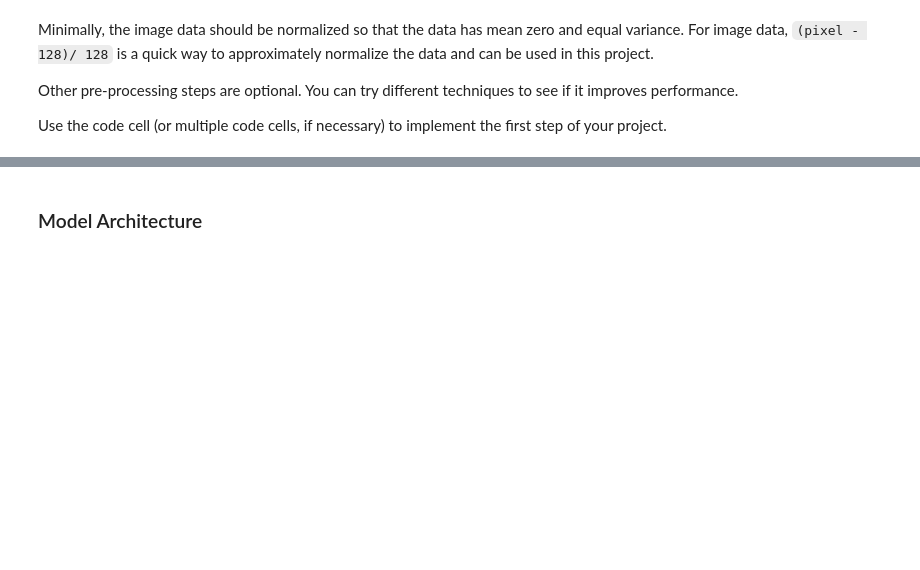
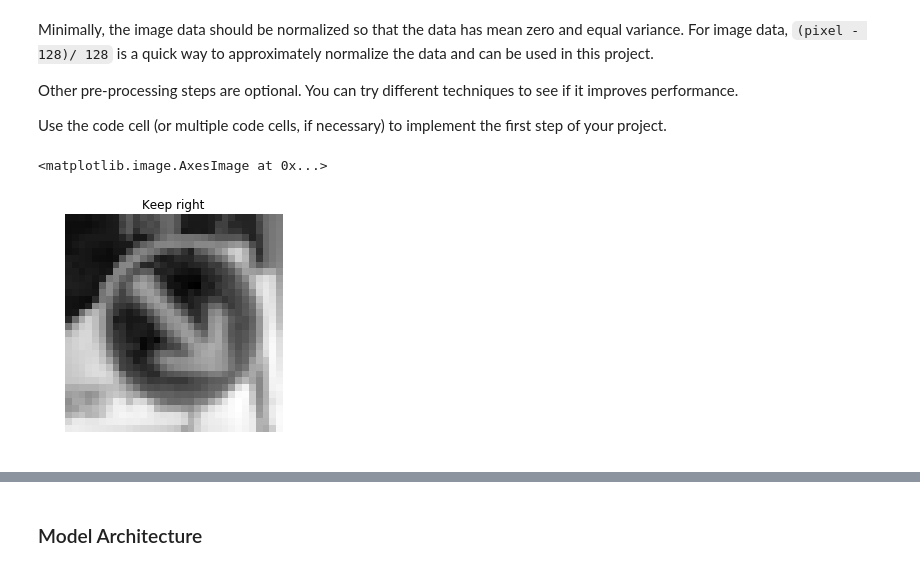
Before and after one commit to tonyxxq/Traffic-Sign-Classifier, a Jupyter notebook: Traffic_Sign_Classifier.ipynb, the cells around one changed output, grey strips where cells are left out. Drawn from its saved outputs; the diff is of its cells as text; code cells hidden in the pictures; blank space fills up the shorter version.

Commit message:
add color convert.

```diff
--- a/Traffic_Sign_Classifier.ipynb
+++ b/Traffic_Sign_Classifier.ipynb
@@ -145,6 +165,26 @@ Minimally, the image data should be normalized so that the data has mean zero an
 Other pre-processing steps are optional. You can try different techniques to see if it improves performance.
 
 Use the code cell (or multiple code cells, if necessary) to implement the first step of your project.
+# %%
+def preprocess_features(X, equalize_hist=True):
+    # Convert from RGB to YUV
+    X = np.array([np.expand_dims(cv2.cvtColor(rgb_img, cv2.COLOR_RGB2YUV)[:, :, 0], 2) for rgb_img in X])
+
+    # adjust image contrast
+    if equalize_hist:
+        X = np.array([np.expand_dims(cv2.equalizeHist(img), 2) for img in X])
+
+    X = np.float32(X)
+
+    # Standardize features
+    X -= np.mean(X, axis=0)
+    X /= (np.std(X, axis=0) + np.finfo('float32').eps)
+
+    return X
+
+X_train = preprocess_features(X_train)
+X_valid = preprocess_features(X_valid)
+X_test = preprocess_features(X_test)
 # %%
 ### Preprocess the data here. It is required to normalize the data. Other preprocessing steps could include
 ### converting to grayscale, etc.
@@ -153,9 +193,19 @@ Use the code cell (or multiple code cells, if necessary) to implement the first
 ### converting to grayscale
 import cv2
 
-def grayscale_and_normalize(x):
-    # x = cv2.cvtColor(x, cv2.COLOR_RGB2YUV)
-    return (x - 128) / 128
-X_train = list(map(grayscale_and_normalize, X_train))
-X_valid = list(map(grayscale_and_normalize, X_valid))
-X_test = list(map(grayscale_and_normalize, X_test))
+#def gray_and_normalize(x):
+#    x = cv2.cvtColor(x, cv2.COLOR_BGR2GRAY)
+#    x = x[:, :, np.newaxis]
+#    normalized_x = (x - 128) / 128
+#    return normalized_x
+#X_train = list(map(gray_and_normalize, X_train))
+#X_valid = list(map(gray_and_normalize, X_valid))
+#X_test = list(map(gray_and_normalize, X_test))
+# %%
+index = np.random.randint(0, len(X_train))
+plt.title(id_to_name[y_train[index]])
+plt.axis("off")
+plt.imshow(X_train[index].squeeze(), cmap='gray')
+# %% [output]
+<matplotlib.image.AxesImage at 0x...>
+[figure, added]
```
Also changed, not shown: parts of 20 cells of this notebook.
